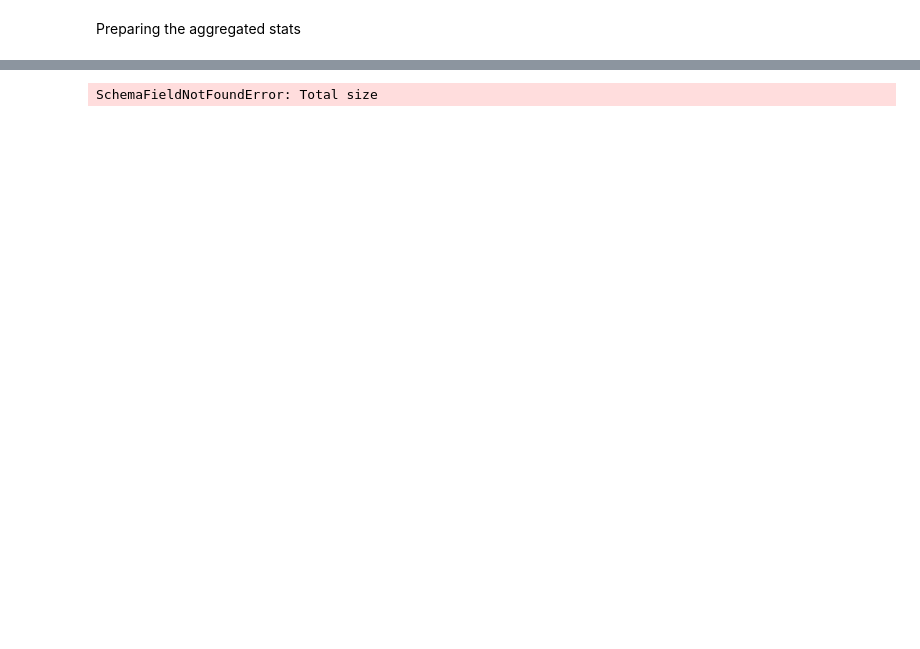
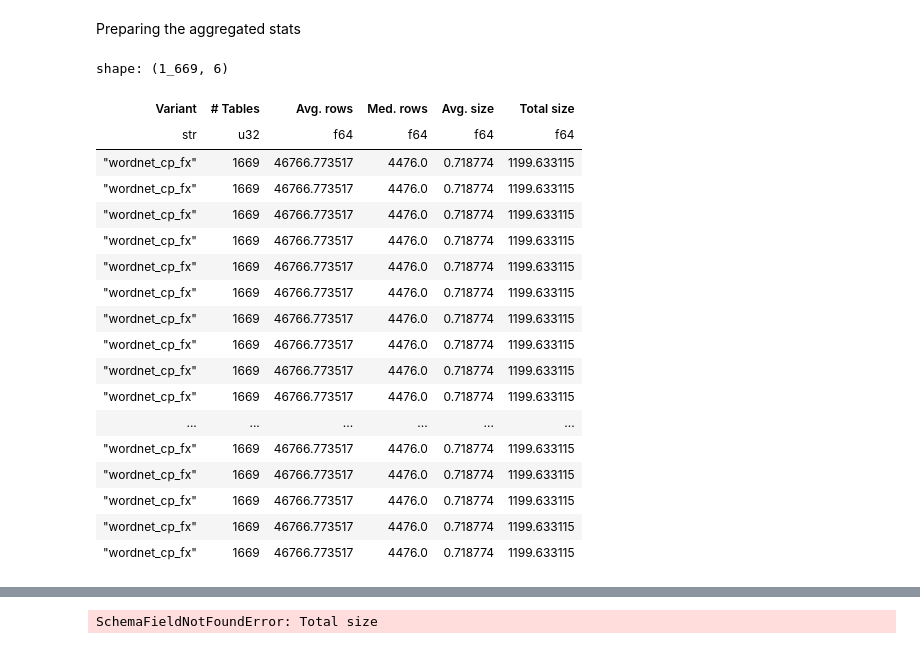
Before and after one commit to rcap107/retrieve-merge-predict, a Jupyter notebook: notebooks/Study YADL versions.ipynb, the cells around one changed output, grey strips where cells are left out. Drawn from its saved outputs; the diff is of its cells as text; code cells hidden in the pictures; blank space fills up the shorter version.

```diff
--- a/notebooks/Study YADL versions.ipynb
+++ b/notebooks/Study YADL versions.ipynb
@@ -139,3 +171,32 @@ stat_variants = pl.concat(avg_df)
+# %%
+stat_variants.select(
+    pl.col("Variant"),
+    pl.col("num_tables").alias("# Tables"),
+    pl.col("avg_num_rows").alias("Avg. rows"),
+    pl.col("median_num_rows").alias("Med. rows"),
+    pl.col("avg_file_size").alias("Avg. size"),
+    pl.col("total_size").alias("Total size"),
+)
+# %% [output]
+shape: (1_669, 6)
+| Variant | # Tables | Avg. rows | Med. rows | Avg. size | Total size |
+| str | u32 | f64 | f64 | f64 | f64 |
+| "wordnet_cp_fx" | 1669 | 46766.773517 | 4476.0 | 0.718774 | 1199.633115 |
+| "wordnet_cp_fx" | 1669 | 46766.773517 | 4476.0 | 0.718774 | 1199.633115 |
+| "wordnet_cp_fx" | 1669 | 46766.773517 | 4476.0 | 0.718774 | 1199.633115 |
+| "wordnet_cp_fx" | 1669 | 46766.773517 | 4476.0 | 0.718774 | 1199.633115 |
+| "wordnet_cp_fx" | 1669 | 46766.773517 | 4476.0 | 0.718774 | 1199.633115 |
+| "wordnet_cp_fx" | 1669 | 46766.773517 | 4476.0 | 0.718774 | 1199.633115 |
+| "wordnet_cp_fx" | 1669 | 46766.773517 | 4476.0 | 0.718774 | 1199.633115 |
+| "wordnet_cp_fx" | 1669 | 46766.773517 | 4476.0 | 0.718774 | 1199.633115 |
+| "wordnet_cp_fx" | 1669 | 46766.773517 | 4476.0 | 0.718774 | 1199.633115 |
+| "wordnet_cp_fx" | 1669 | 46766.773517 | 4476.0 | 0.718774 | 1199.633115 |
+| ... | ... | ... | ... | ... | ... |
+| "wordnet_cp_fx" | 1669 | 46766.773517 | 4476.0 | 0.718774 | 1199.633115 |
+| "wordnet_cp_fx" | 1669 | 46766.773517 | 4476.0 | 0.718774 | 1199.633115 |
+| "wordnet_cp_fx" | 1669 | 46766.773517 | 4476.0 | 0.718774 | 1199.633115 |
+| "wordnet_cp_fx" | 1669 | 46766.773517 | 4476.0 | 0.718774 | 1199.633115 |
+| "wordnet_cp_fx" | 1669 | 46766.773517 | 4476.0 | 0.718774 | 1199.633115 |
 # %%
 stat_variants.select(
     pl.col("Variant"),
```
Also changed, not shown: parts of 8 cells of this notebook.
